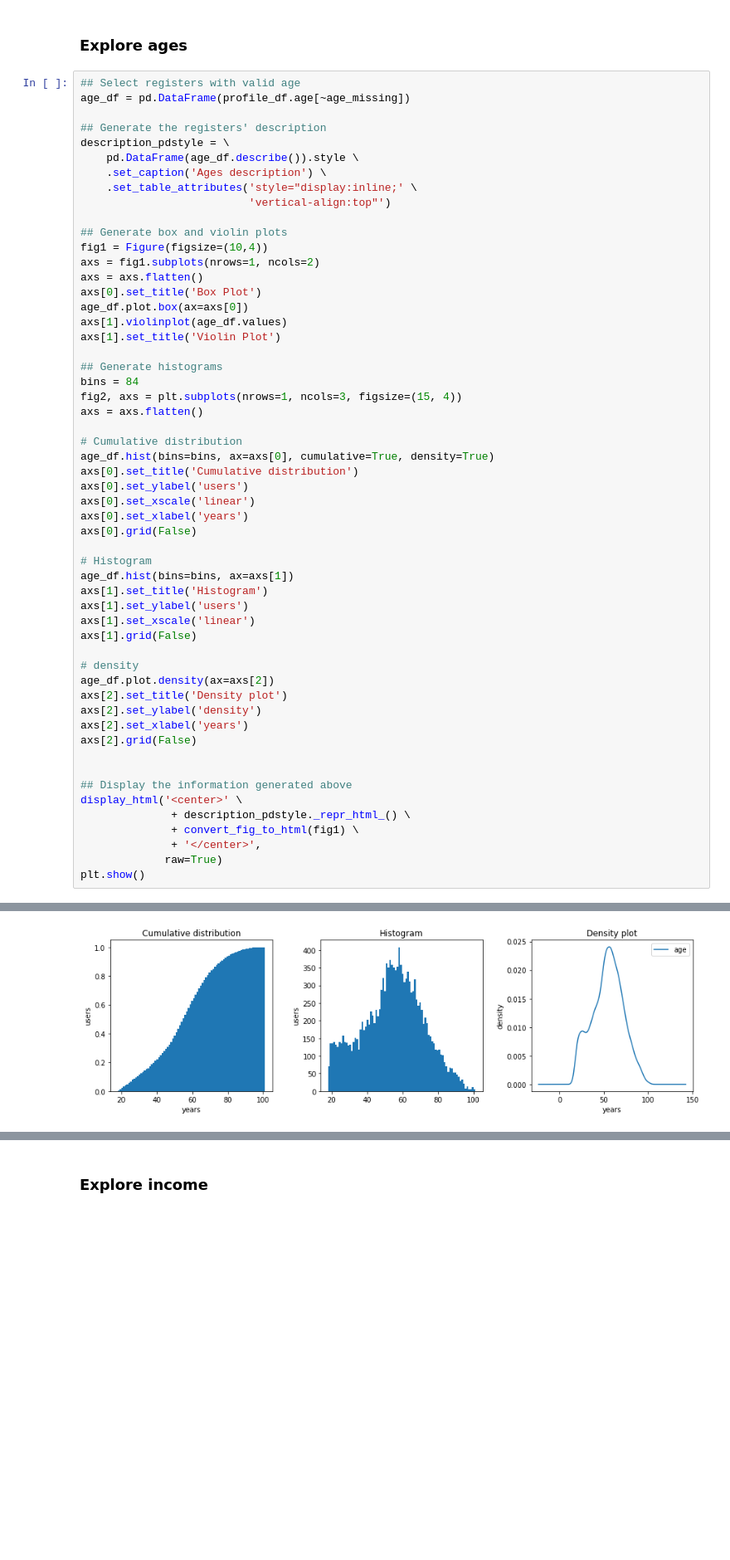
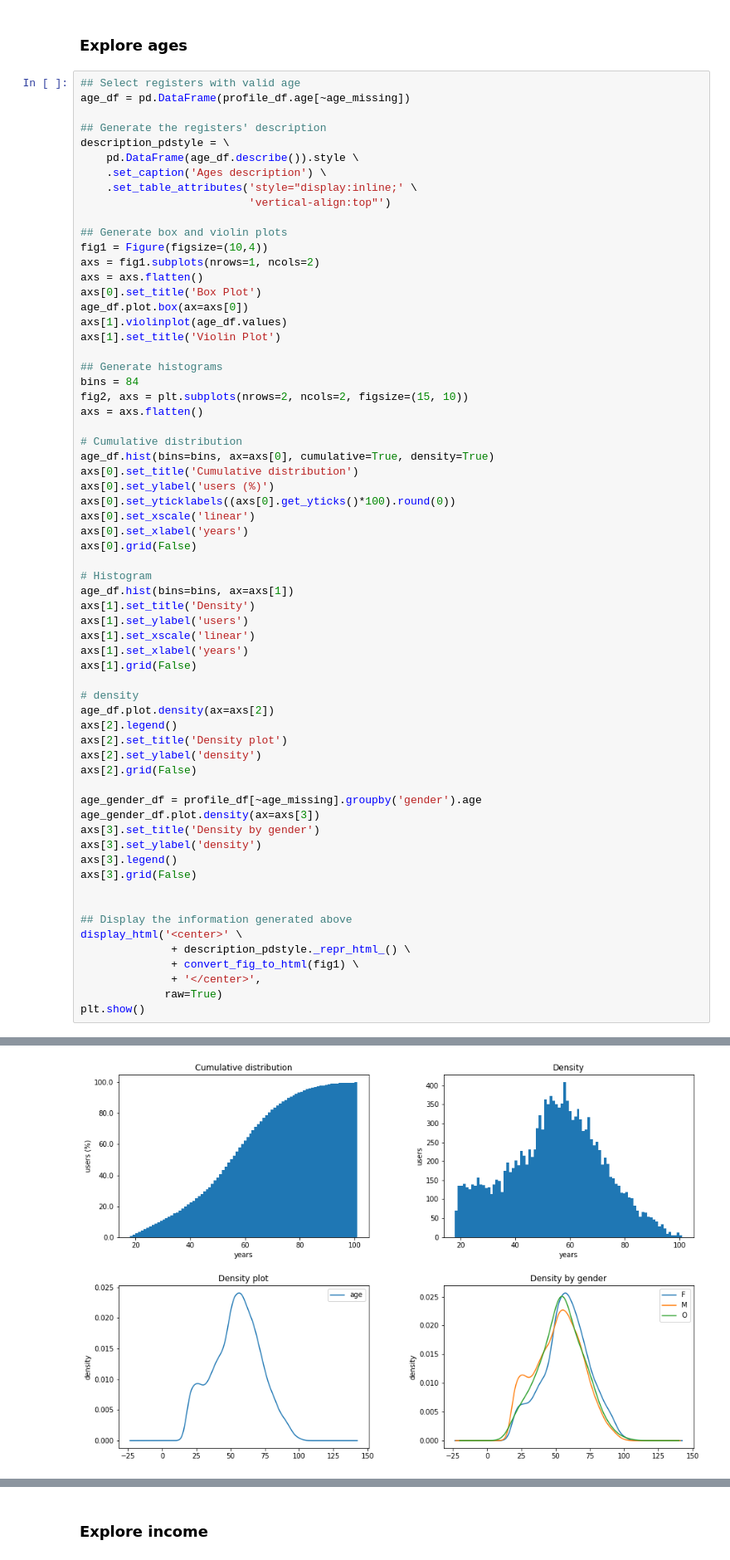
Before and after one commit to silviomori/udacity-machine-learning-capstone-starbucks, a Jupyter notebook: FeatureEngineering.ipynb, the cells around one changed output, grey strips where cells are left out. Shown: that part at 83% size. Drawn from its saved outputs; the diff is of its cells as text; blank space fills up the shorter version.

Commit message:
feat: Analyze the graphs related to ages

```diff
--- a/FeatureEngineering.ipynb
+++ b/FeatureEngineering.ipynb
@@ -295,39 +296,48 @@ axs[1].set_title('Violin Plot')
 
 ## Generate histograms
 bins = 84
-fig2, axs = plt.subplots(nrows=1, ncols=3, figsize=(15, 4))
+fig2, axs = plt.subplots(nrows=2, ncols=2, figsize=(15, 10))
 axs = axs.flatten()
 
 # Cumulative distribution
 age_df.hist(bins=bins, ax=axs[0], cumulative=True, density=True)
 axs[0].set_title('Cumulative distribution')
-axs[0].set_ylabel('users')
+axs[0].set_ylabel('users (%)')
+axs[0].set_yticklabels((axs[0].get_yticks()*100).round(0))
 axs[0].set_xscale('linear')
 axs[0].set_xlabel('years')
 axs[0].grid(False)
 
 # Histogram
 age_df.hist(bins=bins, ax=axs[1])
-axs[1].set_title('Histogram')
+axs[1].set_title('Density')
 axs[1].set_ylabel('users')
 axs[1].set_xscale('linear')
+axs[1].set_xlabel('years')
 axs[1].grid(False)
 
 # density
 age_df.plot.density(ax=axs[2])
+axs[2].legend()
 axs[2].set_title('Density plot')
 axs[2].set_ylabel('density')
-axs[2].set_xlabel('years')
 axs[2].grid(False)
+
+age_gender_df = profile_df[~age_missing].groupby('gender').age
+age_gender_df.plot.density(ax=axs[3])
+axs[3].set_title('Density by gender')
+axs[3].set_ylabel('density')
+axs[3].legend()
+axs[3].grid(False)
 
 
 ## Display the information generated above
 display_html('<center>' \
               + description_pdstyle._repr_html_() \
               + convert_fig_to_html(fig1) \
               + '</center>',
              raw=True)
 plt.show()
 # %% [output]
 [interactive output not drawn]
-[figure, old version]
+[figure, new version]
```
Also changed, not shown: parts of 7 cells of this notebook.
